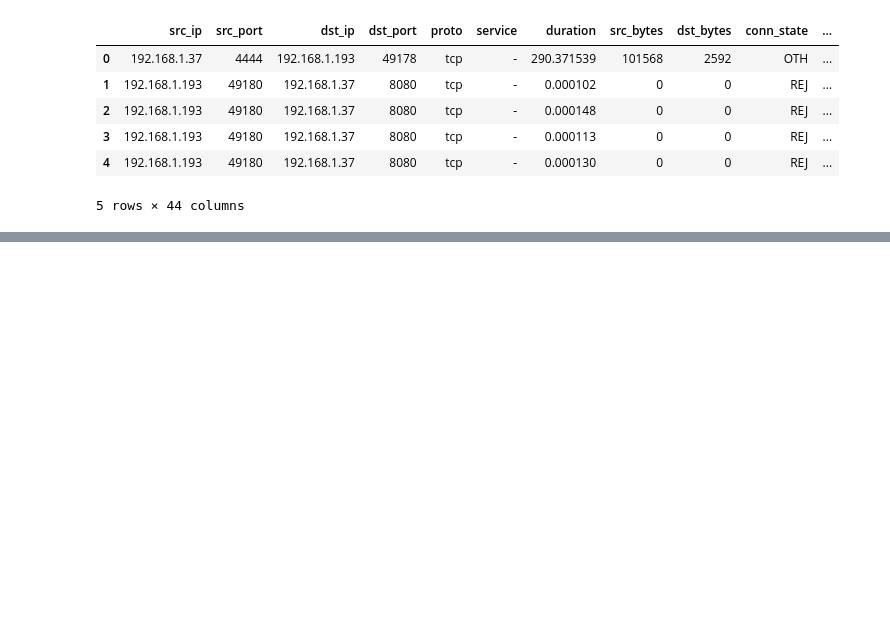
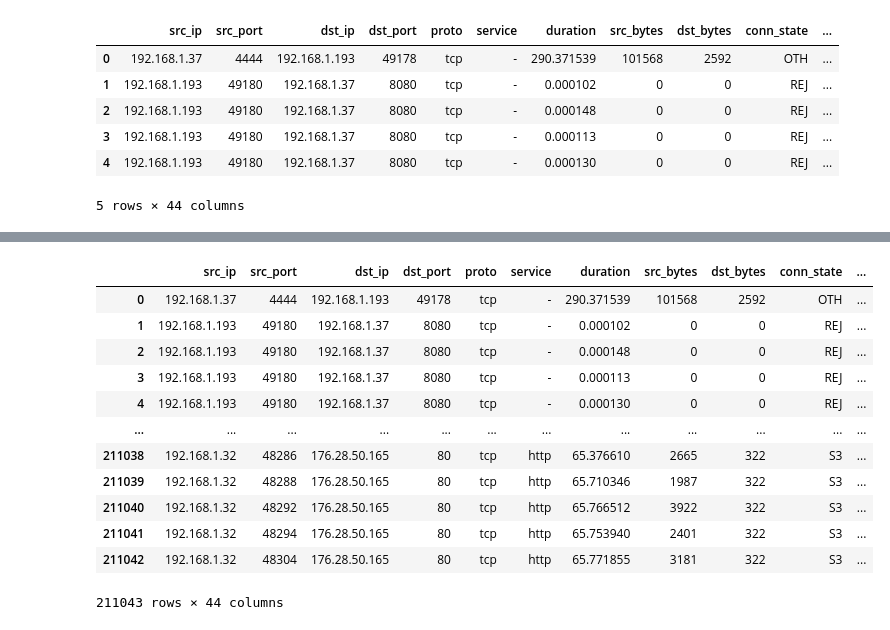
Before and after one commit to learningnoobi/anamoly-detection, a Jupyter notebook: notebooks/check.ipynb, the cells around one changed output, grey strips where cells are left out. Cells and saved outputs as stored; diff of their text form; code cells hidden in the pictures; blank space fills up the shorter version.

```diff
--- a/notebooks/check.ipynb
+++ b/notebooks/check.ipynb
@@ -46,0 +174,30 @@ min(df['dst_bytes'])
+# %%
+TARGET  = 'type'
+ATTACK_TYPES = [
+    'normal', 'backdoor', 'ddos', 'dos', 'injection',
+    'password', 'ransomware', 'scanning', 'xss', 'mitm',
+]
+NUM_CLASSES  = len(ATTACK_TYPES)   # 10
+BOOLEAN_FEATURES = [
+    'dns_AA', 'dns_RD', 'dns_RA', 'dns_rejected',
+    'ssl_resumed', 'ssl_established',
+    'weird_notice',
+]
+CATEGORICAL_FEATURES = ['proto', 'service', 'conn_state']
+NUMERIC_FEATURES = [
+    # Connection activity
+    'duration', 'src_bytes', 'dst_bytes', 'missed_bytes',
+    # Statistical activity
+    'src_pkts', 'src_ip_bytes', 'dst_pkts', 'dst_ip_bytes',
+    # Ports (numeric, will be scaled)
+    'src_port', 'dst_port',
+    # DNS numeric  (0 when DNS is not active — that zero IS informative)
+    'dns_qclass', 'dns_qtype', 'dns_rcode',
+    # HTTP numeric (0 when HTTP is not active — also informative)
+    'http_trans_depth', 'http_request_body_len',
+    'http_response_body_len', 'http_status_code',
+]
+# %%
+df[TARGET] = df[TARGET].str.strip().str.lower()
+type_to_idx = {t: i for i, t in enumerate(ATTACK_TYPES)}
+type_to_idx
@@ -46,0 +215,3 @@ min(df['dst_bytes'])
+# %%
+y = df[TARGET].map(type_to_idx)
+y
@@ -46,0 +231,6 @@ min(df['dst_bytes'])
+# %%
+valid = y.notna()
+print(valid)
+if (~valid).any():
+        print(f"  Dropping {(~valid).sum()} rows with unknown types: "
+              f"{df.loc[~valid, TARGET].unique()}")
@@ -46,0 +250,18 @@ min(df['dst_bytes'])
+# %%
+# Drop invalid rows
+df = df.loc[valid].copy().reset_index(drop=True)
+df
+# %% [output]
+|  | src_ip | src_port | dst_ip | dst_port | proto | service | duration | src_bytes | dst_bytes | conn_state | ... |
+| 0 | 192.168.1.37 | 4444 | 192.168.1.193 | 49178 | tcp | - | 290.371539 | 101568 | 2592 | OTH | ... |
+| 1 | 192.168.1.193 | 49180 | 192.168.1.37 | 8080 | tcp | - | 0.000102 | 0 | 0 | REJ | ... |
+| 2 | 192.168.1.193 | 49180 | 192.168.1.37 | 8080 | tcp | - | 0.000148 | 0 | 0 | REJ | ... |
+| 3 | 192.168.1.193 | 49180 | 192.168.1.37 | 8080 | tcp | - | 0.000113 | 0 | 0 | REJ | ... |
+| 4 | 192.168.1.193 | 49180 | 192.168.1.37 | 8080 | tcp | - | 0.000130 | 0 | 0 | REJ | ... |
+| ... | ... | ... | ... | ... | ... | ... | ... | ... | ... | ... | ... |
+| 211038 | 192.168.1.32 | 48286 | 176.28.50.165 | 80 | tcp | http | 65.376610 | 2665 | 322 | S3 | ... |
+| 211039 | 192.168.1.32 | 48288 | 176.28.50.165 | 80 | tcp | http | 65.710346 | 1987 | 322 | S3 | ... |
+| 211040 | 192.168.1.32 | 48292 | 176.28.50.165 | 80 | tcp | http | 65.766512 | 3922 | 322 | S3 | ... |
+| 211041 | 192.168.1.32 | 48294 | 176.28.50.165 | 80 | tcp | http | 65.753940 | 2401 | 322 | S3 | ... |
+| 211042 | 192.168.1.32 | 48304 | 176.28.50.165 | 80 | tcp | http | 65.771855 | 3181 | 322 | S3 | ... |
+211043 rows × 44 columns
```
Also changed, not shown: parts of 34 cells of this notebook, 14 other files.
